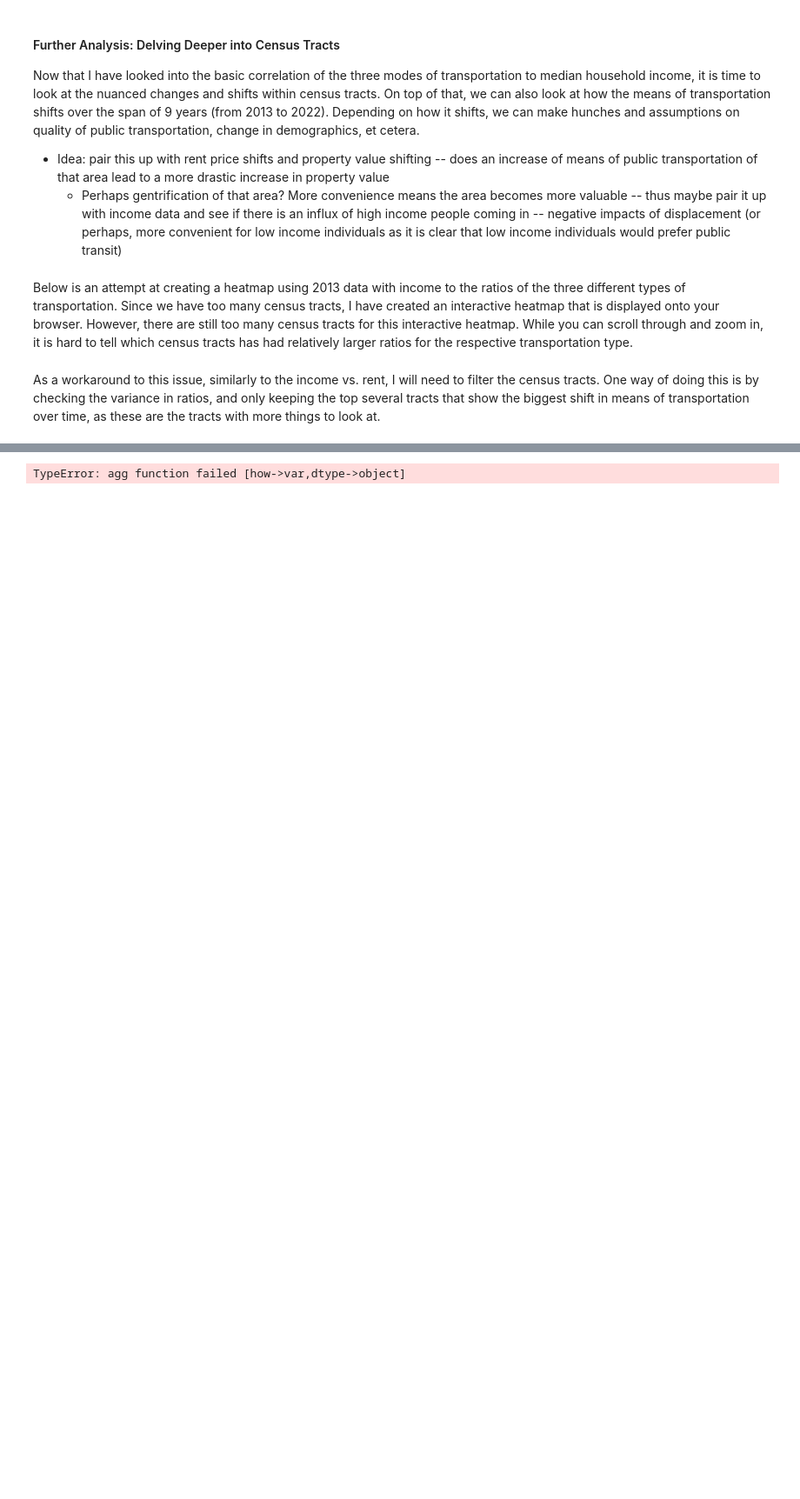
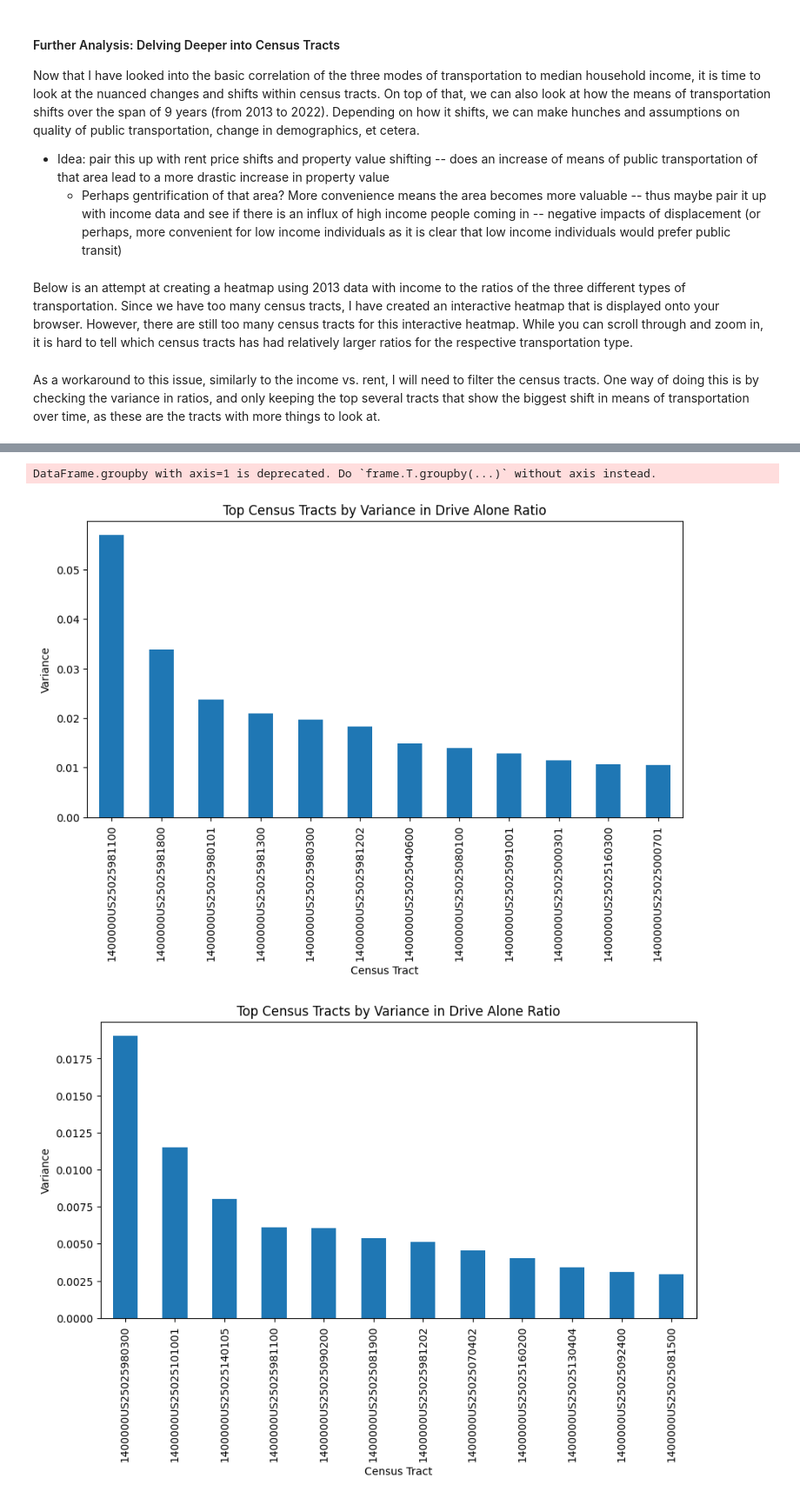
Before and after one commit to BU-CS210A-S23/ds-livable-streets-infra, a Jupyter notebook: sp24-team-c/deliverables/income-mid-semester/notebooks/income_notebook.ipynb, the cells around one changed output, grey strips where cells are left out. Shown at 87% size. Drawn from its saved outputs; the diff is of its cells as text; code cells hidden in the pictures; blank space fills up the shorter version.

```diff
--- a/sp24-team-c/deliverables/income-mid-semester/notebooks/income_notebook.ipynb
+++ b/sp24-team-c/deliverables/income-mid-semester/notebooks/income_notebook.ipynb
@@ -914,8 +914,50 @@ fig.show()
 # %% [markdown]
 As a workaround to this issue, similarly to the income vs. rent, I will need to filter the census tracts. One way of doing this is by checking the variance in ratios, and only keeping the top several tracts that show the biggest shift in means of transportation over time, as these are the tracts with more things to look at.
 # %%
-data_combined = pd.concat([cleaned_data, cleaned_data_2016, cleaned_data_2019, cleaned_data_2022],
-                          axis='columns', keys=['2013', '2016', '2019', '2022'])
+trans_inc_merged_2022['Year'] = 2022
+trans_inc_merged_2019['Year'] = 2019
+trans_inc_merged_2016['Year'] = 2016
+trans_inc_merged_2013['Year'] = 2013
 
-variance_df = data_combined.groupby(level=0, axis=1).var()
+data_2022 = trans_inc_merged_2022[['GEO_ID', 'Public_Transport_Ratio', 'Drive_Alone_Ratio', 'Carpool_Ratio', 'Year']]
+data_2019 = trans_inc_merged_2019[['GEO_ID', 'Public_Transport_Ratio', 'Drive_Alone_Ratio', 'Carpool_Ratio', 'Year']]
+data_2016 = trans_inc_merged_2016[['GEO_ID', 'Public_Transport_Ratio', 'Drive_Alone_Ratio', 'Carpool_Ratio', 'Year']]
+data_2013 = trans_inc_merged_2013[['GEO_ID', 'Public_Transport_Ratio', 'Drive_Alone_Ratio', 'Carpool_Ratio', 'Year']]
+
+combined_data = pd.concat([data_2022, data_2019, data_2016, data_2013], axis=0)
+
+pivot_data = combined_data.pivot_table(index='GEO_ID', columns='Year', values=['Public_Transport_Ratio', 'Drive_Alone_Ratio', 'Carpool_Ratio'])
+
+
+# variance_data = pivot_data.var(axis=1)
+
+# top_variance_public_transport = variance_data['Drive_Alone_Ratio'].nlargest(10)
+
+print(pivot_data.columns)
+
+variance_data = pivot_data.groupby(axis=1, level=0).var()
+
+top_variance_drive_alone = variance_data['Drive_Alone_Ratio'].nlargest(12)
+top_variance_carpool = variance_data['Carpool_Ratio'].nlargest(12)
+top_variance_public_transport = variance_data['Public_Transport_Ratio'].nlargest(12)
+
+# print("Top Variance in Drive Alone Ratio:")
+# print(top_variance_drive_alone)
+# print("\nTop Variance in Carpool Ratio:")
+# print(top_variance_carpool)
+# print("\nTop Variance in Public Transport Ratio:")
+# print(top_variance_public_transport)
+
+def plot_top_variance(variance_series, title):
+    plt.figure(figsize=(10, 5))
+    variance_series.plot(kind='bar')
+    plt.title(title)
+    plt.xlabel('Census Tract')
+    plt.ylabel('Variance')
+    plt.show()
+
+# Example usage
+plot_top_variance(top_variance_drive_alone, 'Top Census Tracts by Variance in Drive Alone Ratio')
+plot_top_variance(top_variance_carpool, 'Top Census Tracts by Variance in Drive Alone Ratio')
+plot_top_variance(top_variance_public_transport, 'Top Census Tracts by Variance in Drive Alone Ratio')
 # %% [output]
@@ -923 +977,3 @@ DataFrame.groupby with axis=1 is deprecated. Do `frame.T.groupby(...)` without a
-TypeError: agg function failed [how->var,dtype->object]
+DataFrame.groupby with axis=1 is deprecated. Do `frame.T.groupby(...)` without axis instead.
+[figure, added]
+[figure, added]
```
Also changed, not shown: parts of 5 cells of this notebook.
